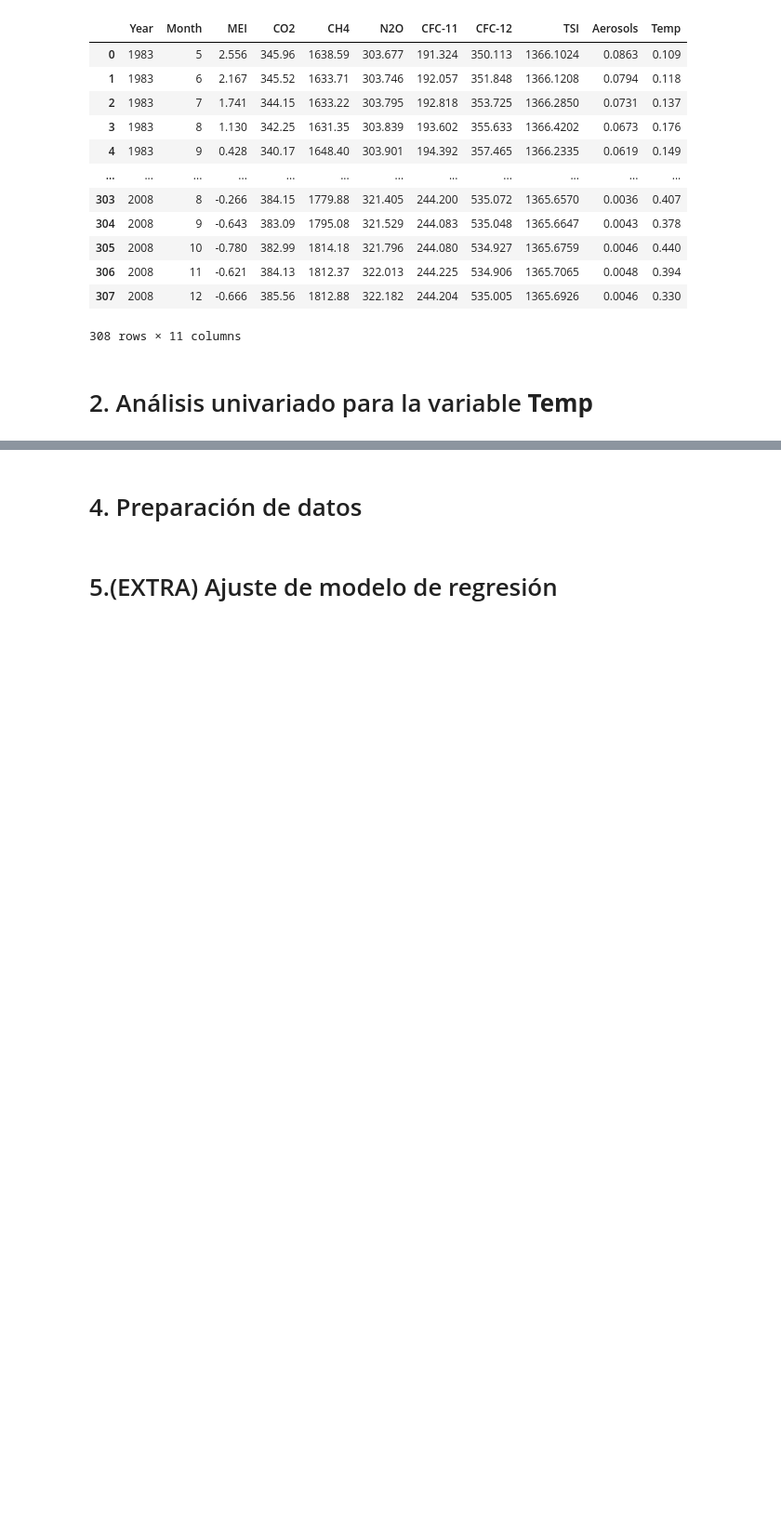
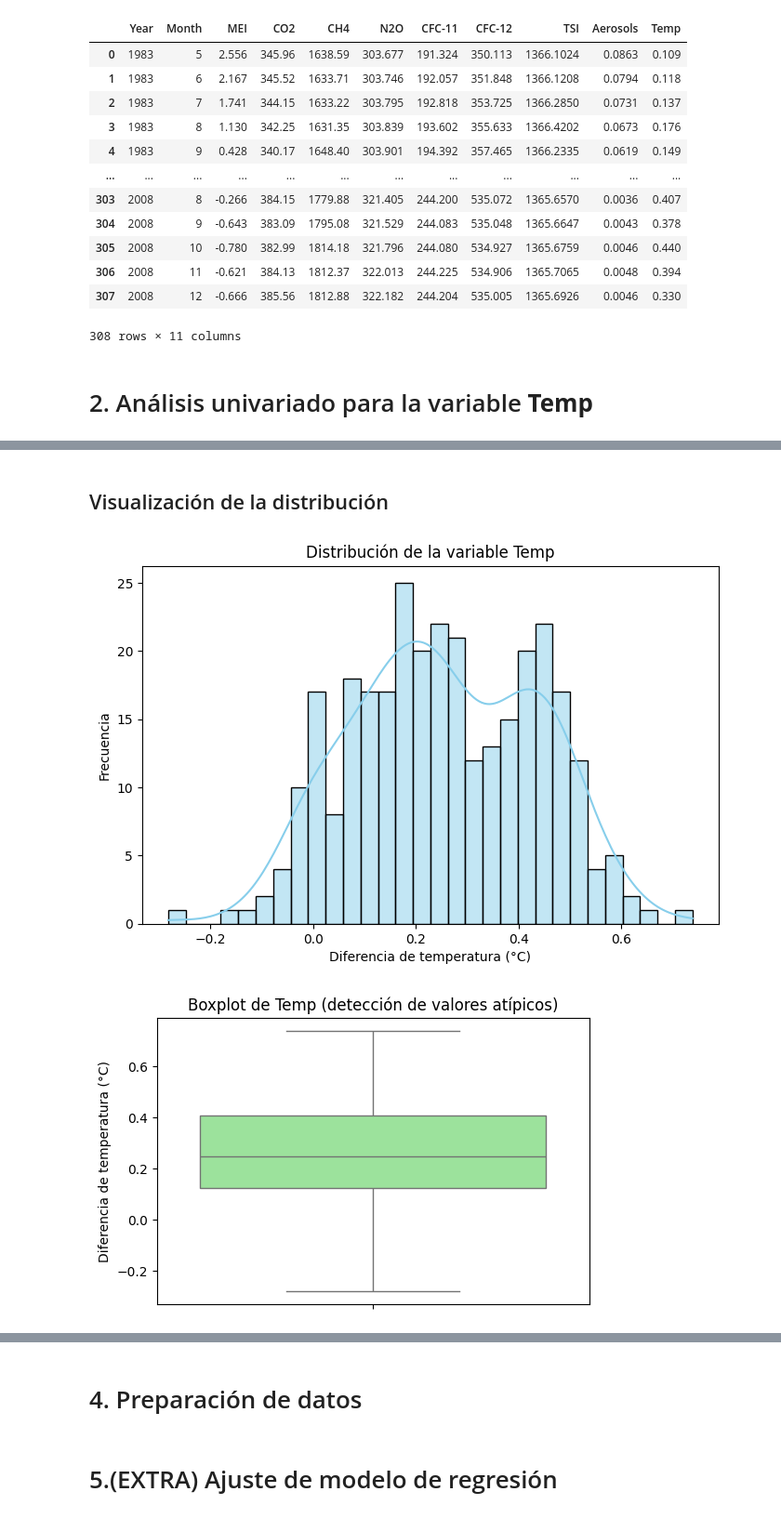
Before and after one commit to Aguado4/Masters-in-Applied-AI, a Jupyter notebook: Data Analysis/Talleres/Taller_completo.ipynb, the cells around one changed output, grey strips where cells are left out. Shown at 93% size. Saved outputs shown, nothing was run; the diff lists cells and outputs as text; code cells hidden in the pictures; blank space fills up the shorter version.

```diff
--- a/Data Analysis/Talleres/Taller_completo.ipynb
+++ b/Data Analysis/Talleres/Taller_completo.ipynb
@@ -29,0 +94,16 @@ df
+# %%
+# Selección de la variable Temp
+temp = df["Temp"].dropna()
+# Estadísticas descriptivas
+print("Media:", temp.mean())
+print("Mediana:", temp.median())
+print("Moda:", temp.mode()[0])
+print("Desviación estándar:", temp.std())
+print("\nResumen completo:\n", temp.describe())
+
+# Identificación de outliers con IQR
+Q1 = temp.quantile(0.25)
+Q3 = temp.quantile(0.75)
+IQR = Q3 - Q1
+outliers = temp[(temp < Q1 - 1.5*IQR) | (temp > Q3 + 1.5*IQR)]
+print("Cantidad de outliers detectados:", outliers.count())
@@ -29,0 +127,20 @@ df
+# %% [markdown]
+## Visualización de la distribución
+# %%
+# Histograma con KDE
+plt.figure(figsize=(8,5))
+sns.histplot(temp, kde=True, bins=30, color="skyblue")
+plt.title("Distribución de la variable Temp")
+plt.xlabel("Diferencia de temperatura (°C)")
+plt.ylabel("Frecuencia")
+plt.show()
+
+# Boxplot para visualizar outliers
+plt.figure(figsize=(6,4))
+sns.boxplot(y=temp, color="lightgreen")
+plt.title("Boxplot de Temp (detección de valores atípicos)")
+plt.ylabel("Diferencia de temperatura (°C)")
+plt.show()
+# %% [output]
+[figure, added]
+[figure, added]
```
Also changed, not shown: parts of 19 cells of this notebook.
